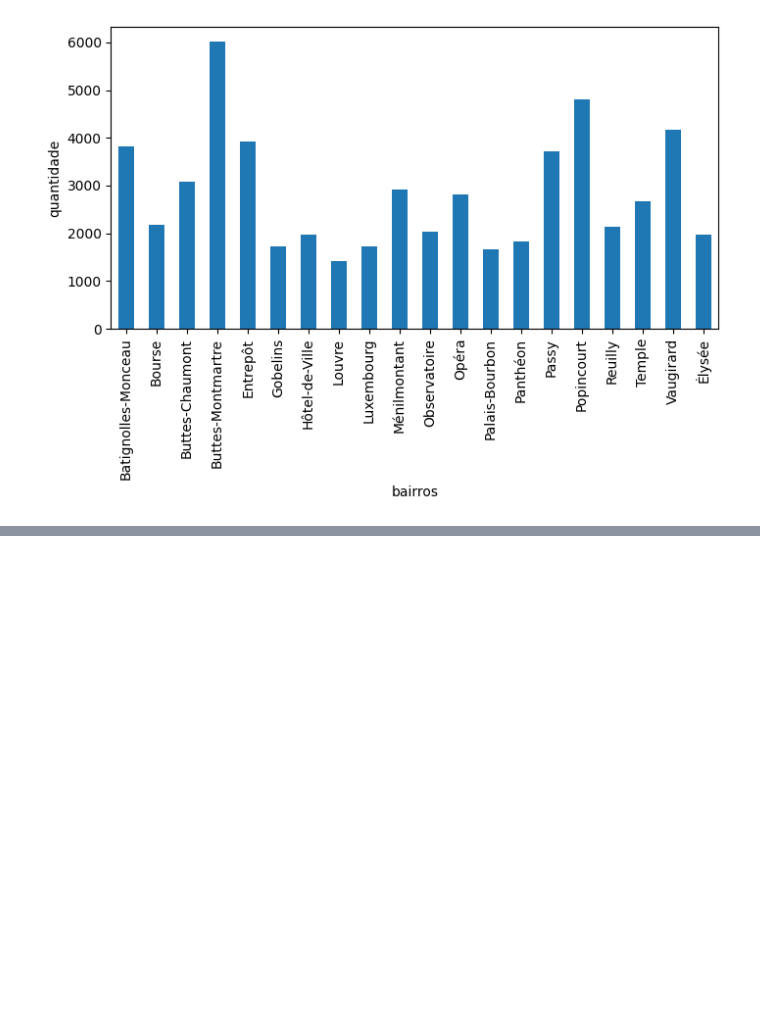
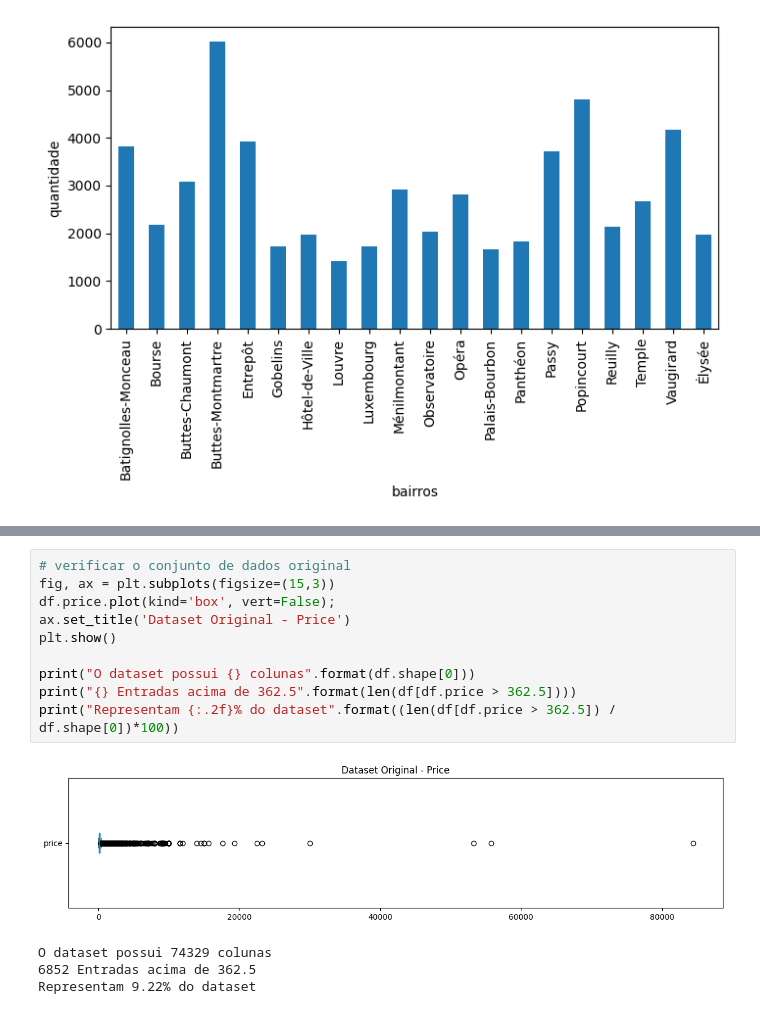
Before and after one commit to SarahFeanor/Airbnb_Paris_EDA_Project_ADATech, a Jupyter notebook: Projeto_Grupo2_Turma_1102.ipynb, the cells around one changed output, grey strips where cells are left out. Drawn from its saved outputs; the diff is of its cells as text; blank space fills up the shorter version.

```diff
--- a/Projeto_Grupo2_Turma_1102.ipynb
+++ b/Projeto_Grupo2_Turma_1102.ipynb
@@ -413,0 +476,15 @@ df.describe()
+# %%
+# verificar o conjunto de dados original
+fig, ax = plt.subplots(figsize=(15,3))
+df.price.plot(kind='box', vert=False);
+ax.set_title('Dataset Original - Price')
+plt.show()
+
+print("O dataset possui {} colunas".format(df.shape[0]))
+print("{} Entradas acima de 362.5".format(len(df[df.price > 362.5])))
+print("Representam {:.2f}% do dataset".format((len(df[df.price > 362.5]) / df.shape[0])*100))
+# %% [output]
+[figure, added]
+O dataset possui 74329 colunas
+6852 Entradas acima de 362.5
+Representam 9.22% do dataset
```
Also changed, not shown: parts of 47 cells of this notebook.
